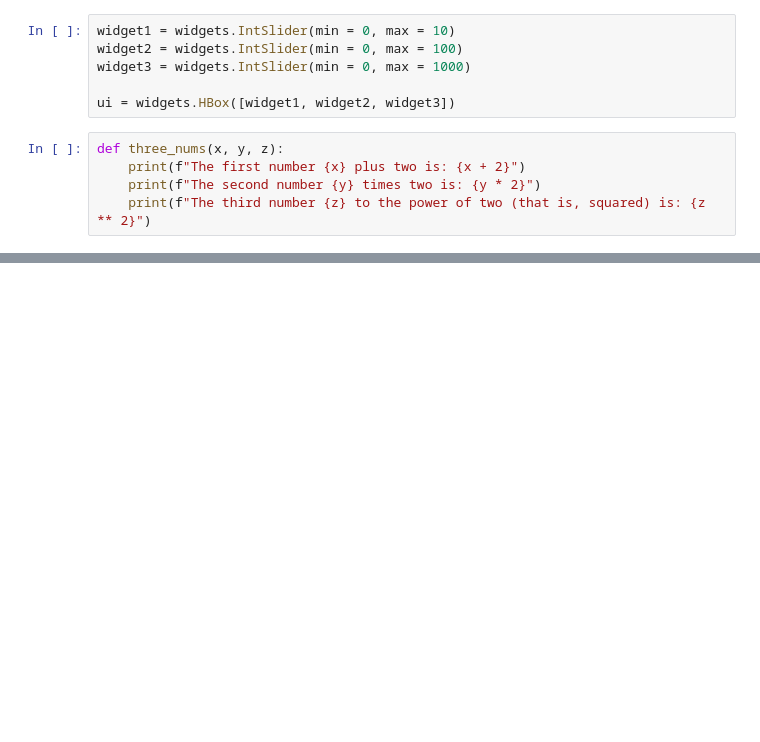
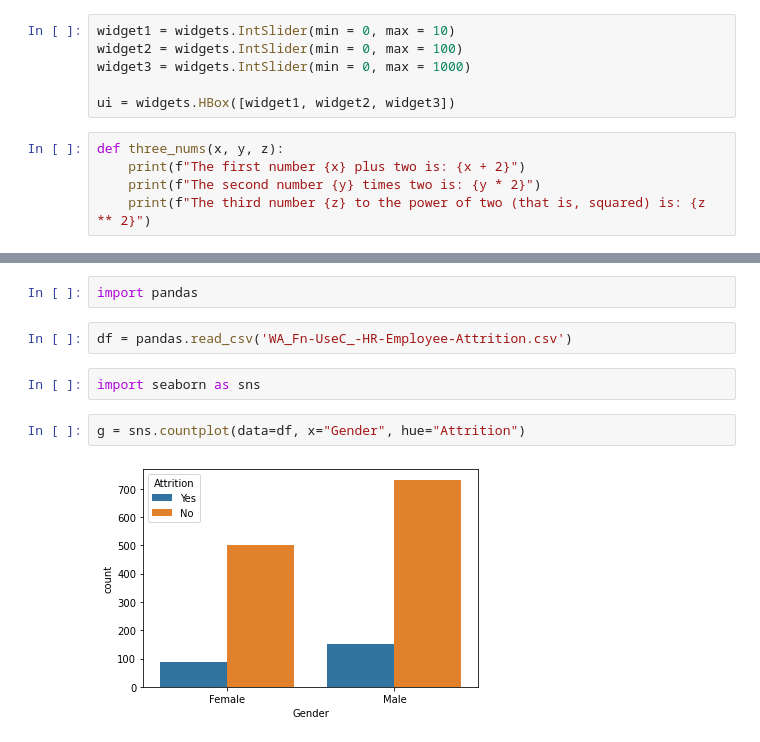
Before and after one commit to bertiewooster/ipywidgets, a Jupyter notebook: ipywidgets.ipynb, the cells around one changed output, grey strips where cells are left out. Drawn from its saved outputs; the diff is of its cells as text; blank space fills up the shorter version.

Commit message:
Add dataset Create Seaborn countplot and relplot graphs

```diff
--- a/ipywidgets.ipynb
+++ b/ipywidgets.ipynb
@@ -67,3 +67,13 @@ display(ui, out)
 # %% [output]
 [interactive output not drawn]
 [interactive output not drawn]
+# %%
+import pandas
+# %%
+df = pandas.read_csv('WA_Fn-UseC_-HR-Employee-Attrition.csv')
+# %%
+import seaborn as sns
+# %%
+g = sns.countplot(data=df, x="Gender", hue="Attrition")
+# %% [output]
+[figure, added]
```
Also changed, not shown: parts of 1 cell of this notebook, 1 other file.
